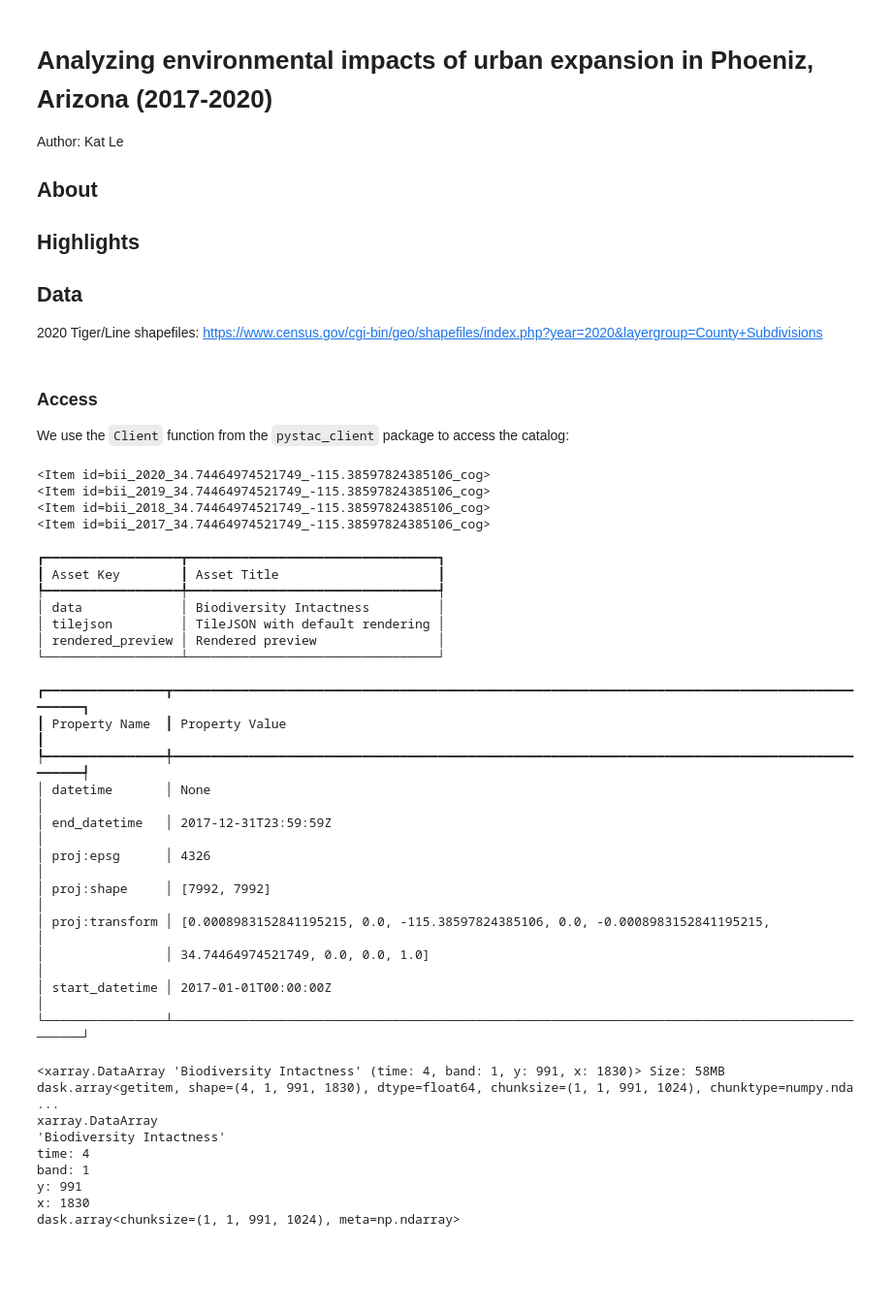
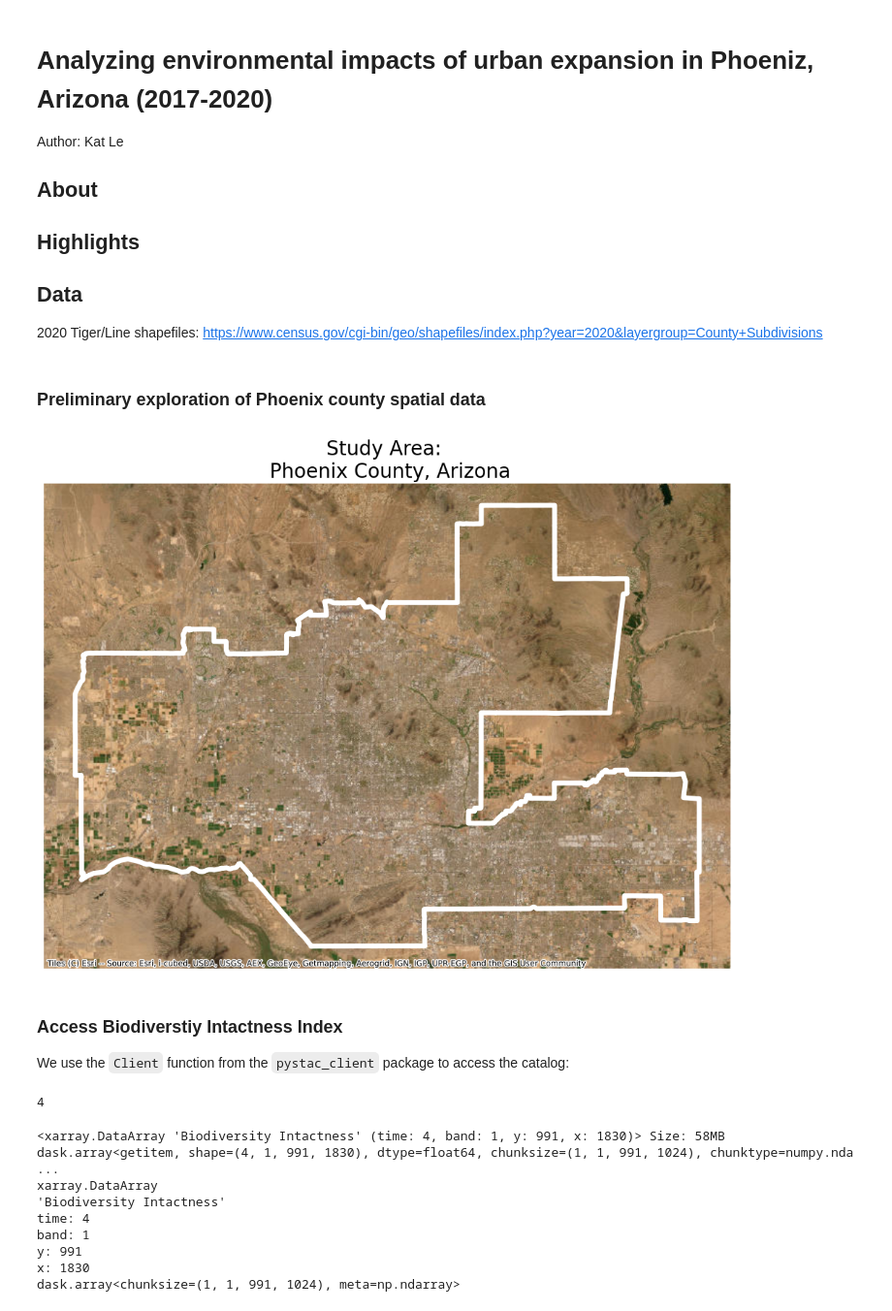
Before and after one commit to katleyq/biodiversity-assessment-arizona, a Jupyter notebook: bio-div-index-timeseries.ipynb, the cells around one changed output. Shown at 97% size. Saved outputs shown, nothing was run; the diff lists cells and outputs as text; code cells hidden in the pictures; blank space fills up the shorter version.

Commit message:
Finish questions 2 and 3 of data analysis

```diff
--- a/bio-div-index-timeseries.ipynb
+++ b/bio-div-index-timeseries.ipynb
@@ -28,8 +28,36 @@ from pystac_client import Client # To access STAC catalogues
 import planetary_computer # To sign items from MPC STAC Catalogue
 
 from IPython.display import Image
+# %% [markdown]
+### Preliminary exploration of Phoenix county spatial data
+# %%
+phoenix = gpd.read_file("data/phoenix.shp")
+# %%
+phoenix = phoenix.to_crs(epsg=3857)
+# %%
+# Create the plot
+fig, ax = plt.subplots(figsize=(10, 10))
+
+# Turn off axis
+ax.set_axis_off()
+
+# Plot the Phoenix data
+phoenix.plot(ax=ax, facecolor='none', edgecolor='white',
+             alpha=1, linewidth=5, zorder=2)
+
+# Add a basemap from contextily
+ctx.add_basemap(ax, source=ctx.providers.Esri.WorldImagery)
+
+# Add title
+ax.set_title("Study Area: \n Phoenix County, Arizona", size = 20)
+
+# Show plot
+plt.tight_layout()
+plt.show()
+# %% [output]
+[figure, added]
 # %% [markdown]
-### Access
+### Access Biodiverstiy Intactness Index
 We use the `Client` function from the `pystac_client` package to access the catalog:
 # %%
 # Access MPC catalog
@@ -39,46 +67,19 @@ catalog = pystac_client.Client.open(
 )
 # %%
 bbox_of_interest = [-112.826843, 32.974108, -111.184387, 33.863574]
-search = catalog.search(collections=["io-biodiversity"], bbox=bbox_of_interest)
 
-items = list(search.items())
-for item in items:
-    print(item)
+# Temporal range of interest
+time_range = "2017-01-01/2020-01-01"
+
+search = catalog.search(collections=["io-biodiversity"],
+                        bbox=bbox_of_interest,
+                        datetime=time_range)
+
+# Retrieve items
+items = search.item_collection()
+len(items)
 # %% [output]
-<Item id=bii_2020_34.74464974521749_-115.38597824385106_cog>
-<Item id=bii_2019_34.74464974521749_-115.38597824385106_cog>
-<Item id=bii_2018_34.74464974521749_-115.38597824385106_cog>
-<Item id=bii_2017_34.74464974521749_-115.38597824385106_cog>
+4
-# %%
-asset_table = rich.table.Table("Asset Key", "Asset Title")
-for key, value in items[-1].assets.items():
-    asset_table.add_row(key, value.title)
-asset_table
-# %% [output]
-┏━━━━━━━━━━━━━━━━━━┳━━━━━━━━━━━━━━━━━━━━━━━━━━━━━━━━━┓
-┃ Asset Key        ┃ Asset Title                     ┃
-┡━━━━━━━━━━━━━━━━━━╇━━━━━━━━━━━━━━━━━━━━━━━━━━━━━━━━━┩
-│ data             │ Biodiversity Intactness         │
-│ tilejson         │ TileJSON with default rendering │
-│ rendered_preview │ Rendered preview                │
-└──────────────────┴─────────────────────────────────┘
-# %%
-property_table = rich.table.Table("Property Name", "Property Value")
-for key, value in sorted(items[-1].properties.items()):
-    property_table.add_row(key, str(value))
-property_table
-# %% [output]
-┏━━━━━━━━━━━━━━━━┳━━━━━━━━━━━━━━━━━━━━━━━━━━━━━━━━━━━━━━━━━━━━━━━━━━━━━━━━━━━━━━━━━━━━━━━━━━━━━━━━━━━━━━━━━━━━━━━━┓
-┃ Property Name  ┃ Property Value                                                                                 ┃
-┡━━━━━━━━━━━━━━━━╇━━━━━━━━━━━━━━━━━━━━━━━━━━━━━━━━━━━━━━━━━━━━━━━━━━━━━━━━━━━━━━━━━━━━━━━━━━━━━━━━━━━━━━━━━━━━━━━━┩
-│ datetime       │ None                                                                                           │
-│ end_datetime   │ 2017-12-31T23:59:59Z                                                                           │
-│ proj:epsg      │ 4326                                                                                           │
-│ proj:shape     │ [7992, 7992]                                                                                   │
-│ proj:transform │ [0.0008983152841195215, 0.0, -115.38597824385106, 0.0, -0.0008983152841195215,                 │
-│                │ 34.74464974521749, 0.0, 0.0, 1.0]                                                              │
-│ start_datetime │ 2017-01-01T00:00:00Z                                                                           │
-└────────────────┴────────────────────────────────────────────────────────────────────────────────────────────────┘
 # %%
 stack = (
     stackstac.stack(items, bounds_latlon=bbox_of_interest, assets=["data"])
```
Also changed, not shown: parts of 10 cells of this notebook.
